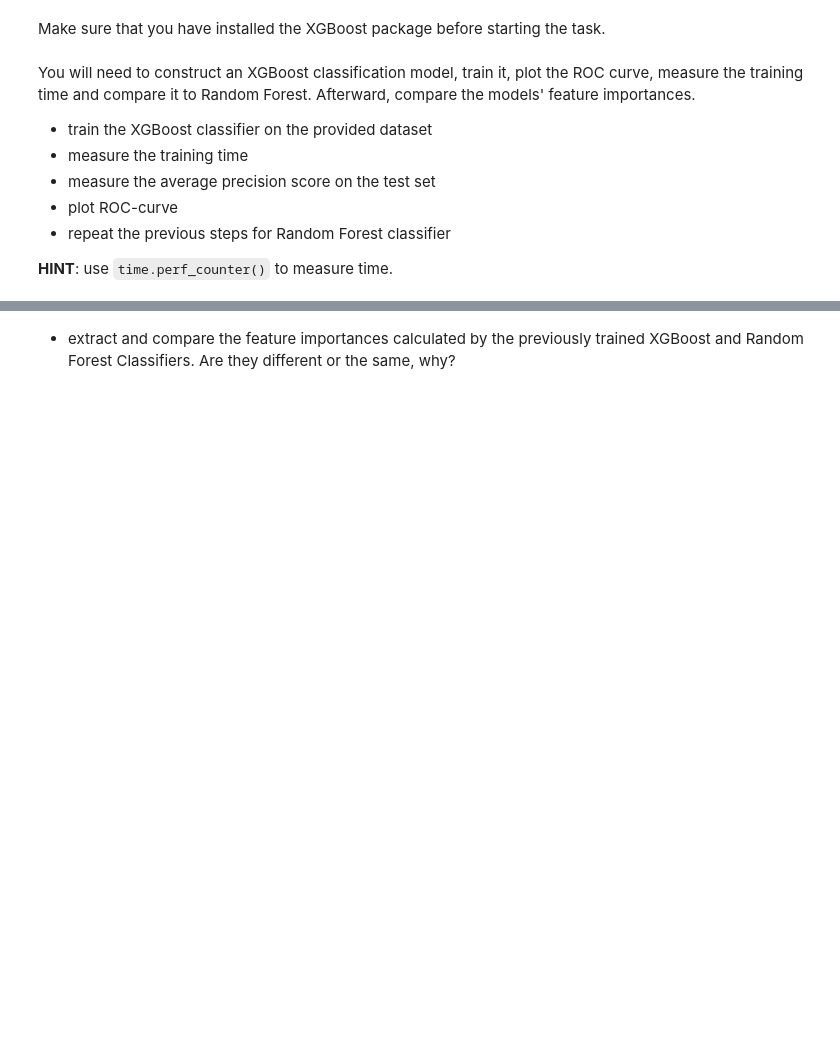
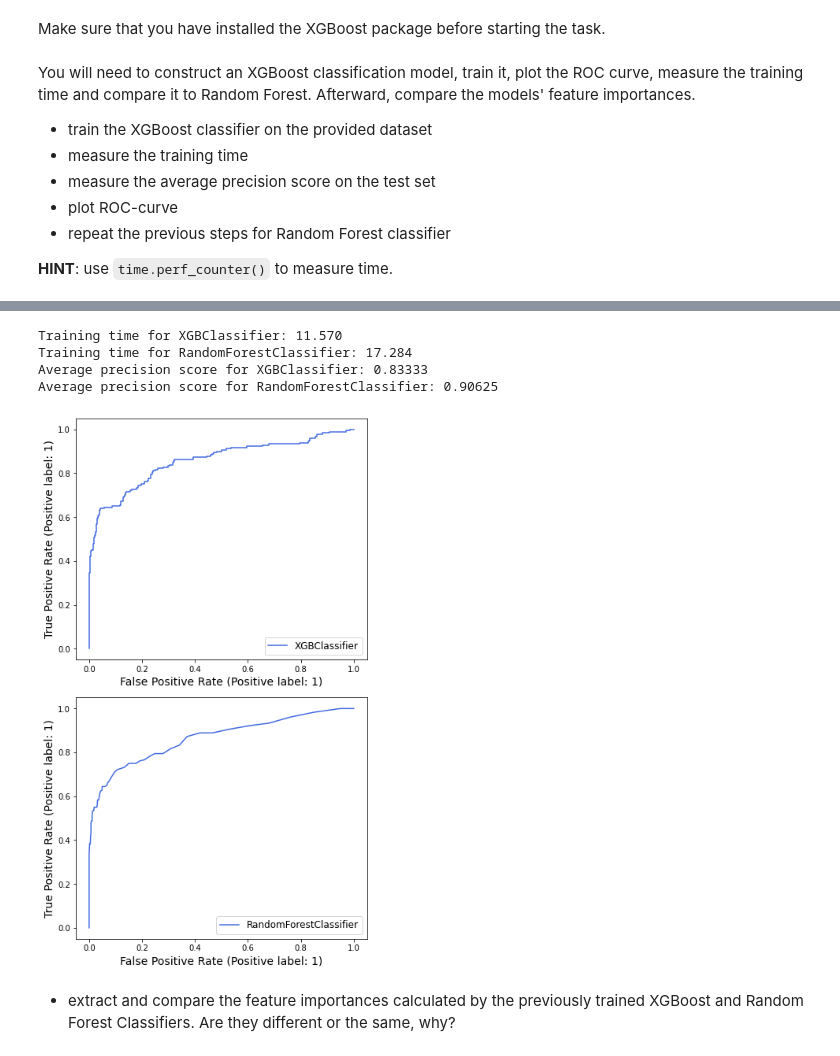
Before and after one commit to purphy42/ML_2023, a Jupyter notebook: HW_1.ipynb, the cells around one changed output, grey strips where cells are left out. Saved outputs shown, nothing was run; the diff lists cells and outputs as text; code cells hidden in the pictures; blank space fills up the shorter version.

```diff
--- a/HW_1.ipynb
+++ b/HW_1.ipynb
@@ -355,7 +356,7 @@ For the Random Forest Classifier, the model is indifferent to scaling and any sc
 ## Task 5. Bagging Ensembles of Regressors (1+1 points)
 In this problem, you are to deal with [Concrete Compressive Strength Dataset](https://www.kaggle.com/elikplim/concrete-compressive-strength-data-set). Your goal will be to determine the optimal parameters for two Bagging-Based Forest Ensemble **Regressors** and compare the forests. Let's load the data and split it into test and train parts.
 # %%
-data = pd.read_csv('data/concrete.csv').astype(float)
+data = pd.read_csv('/content/drive/MyDrive/data/concrete.csv').astype(float)
 X = data.drop('concrete_compressive_strength', axis=1)
 y = data.concrete_compressive_strength
 n = len(X)
@@ -573,10 +580,14 @@ class Boosting():
             ### BEGIN Solution (do not delete this comment)
 
             # make a prediction
+            y_pred_t = self.classifiers[-1].predict(X)
 
             #update alphas, append new alpha to self.alphas
+            alpha_t = self.get_alpha(y, y_pred_t, distribution)
+            self.alphas.append(alpha_t)
 
             # update distribution and normalize
+            self.update_distribution(y, y_pred_t, distribution, alpha_t)
 
             ### END Solution (do not delete this comment)
 
@@ -587,6 +598,11 @@ class Boosting():
         ### BEGIN Solution (do not delete this comment)
 
         #get the weighted votes of the classifiers
+        y_pred = np.zeros((len(X), 1))
+        for i, clf in enumerate(self.classifiers):
+          y_pred += self.alphas[i] * clf.predict(X)
+
+        out = np.sign(y_pred).flatten()
 
         ### END Solution (do not delete this comment)
 
@@ -656,7 +670,7 @@ from xgboost import XGBClassifier
 from sklearn.linear_model import LogisticRegression
 from sklearn.ensemble import RandomForestClassifier
 
-data = pd.read_csv('data/telecom_churn.csv')
+data = pd.read_csv('/content/drive/MyDrive/data/telecom_churn.csv')
 cols = ['account length','number vmail messages',
        'total day minutes', 'total day calls', 'total day charge',
        'total eve minutes', 'total eve calls', 'total eve charge',
@@ -696,2 +697,65 @@ Average precision score for Random Forest: 0.7171403761989037
+# %%
+### BEGIN Solution (do not delete this comment)
+
+
+models_parameters = [
+    {
+        "model" : [XGBClassifier(n_jobs=-1, random_state=fixed_state)],
+        "model__n_estimators" : [5, 10, 50, 100, 200, 500],
+        # "model__max_depth" : [1, 2, 5, 10]
+    },
+
+    {
+        "model" : [RandomForestClassifier(n_jobs=-1, random_state=fixed_state)],
+        "model__n_estimators" : [5, 10, 50, 100, 200, 500],
+        # "model__max_depth" : [1, 2, 5, 10]
+    },
+]
+
+gs = gridspec.GridSpec(2, 1)
+fig = plt.figure(figsize=(6, 10))
+
+pipeline = Pipeline([
+                     ("model", XGBClassifier(random_state=fixed_state))
+                     ])
+
+time_list = []; precision_list = []; name_list = []
+model_importances = []; model_features = []
+
+for parameters, ax, grd in zip(models_parameters, axes.flat, itertools.product([0, 1], repeat=1)):
+  model_fit = GridSearchCV(pipeline, parameters, cv=5, scoring="accuracy", verbose=0, n_jobs=-1)
+  time_start = time.perf_counter()
+  model_fit.fit(X_train, y_train)
+  model_importances.append(model_fit.best_estimator_._final_estimator.feature_importances_)
+  model_features.append(list(X_train.columns.values))
+  time_end = time.perf_counter()
+  time_list.append(time_end - time_start)
+  y_pred = model_fit.predict(X_test)
+  precision_cur = precision_score(y_test, y_pred)
+  precision_list.append(precision_cur)
+  name_cur = str(parameters["model"][0]).split("(")[0]
+  name_list.append(name_cur)
+
+  fpr, tpr, _ = roc_curve(y_test, model_fit.predict_proba(X_test)[:, 1])
+  ax = plt.subplot(gs[grd[0]])
+  ax.set_xlabel("False Positive Rate (Positive label: 1)", fontsize=14)
+  ax.set_ylabel("True Positive Rate (Positive label: 1)", fontsize=14)
+  fig = ax.plot(fpr, tpr, color="royalblue", label=name_cur)
+  plt.legend(loc=4, prop={'size': 12})
+
+for i in range(2):
+  print("Training time for {}: {:2.3f}".format(name_list[i], time_list[i]))
+for i in range(2):
+  print("Average precision score for {}: {:2.5f}".format(name_list[i], precision_list[i]))
+
+plt.tight_layout()
+
+### END Solution (do not delete this comment)
+# %% [output]
+Training time for XGBClassifier: 11.570
+Training time for RandomForestClassifier: 17.284
+Average precision score for XGBClassifier: 0.83333
+Average precision score for RandomForestClassifier: 0.90625
+[figure, added]
 # %% [markdown]
 * extract and compare the feature importances calculated by the previously trained XGBoost and Random Forest Classifiers. Are they different or the same, why?
```
Also changed, not shown: parts of 14 cells of this notebook.
